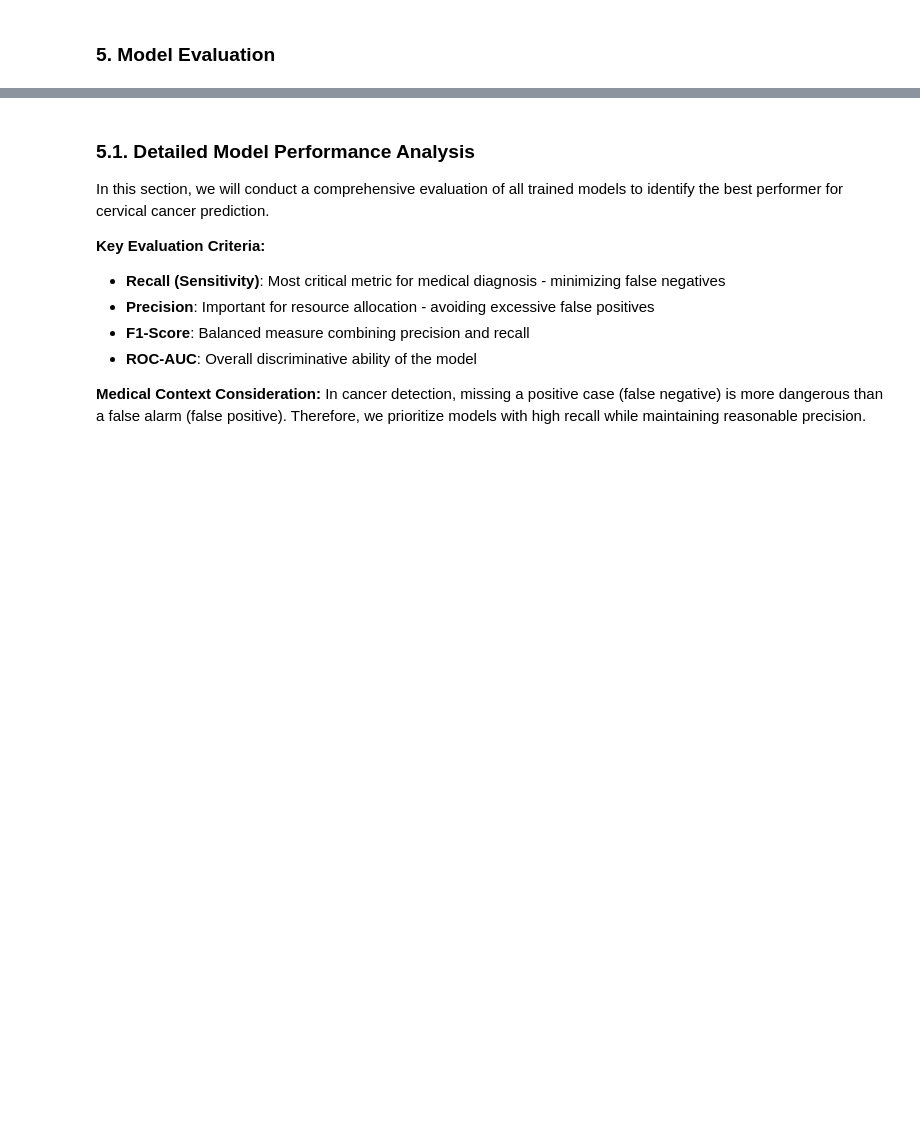
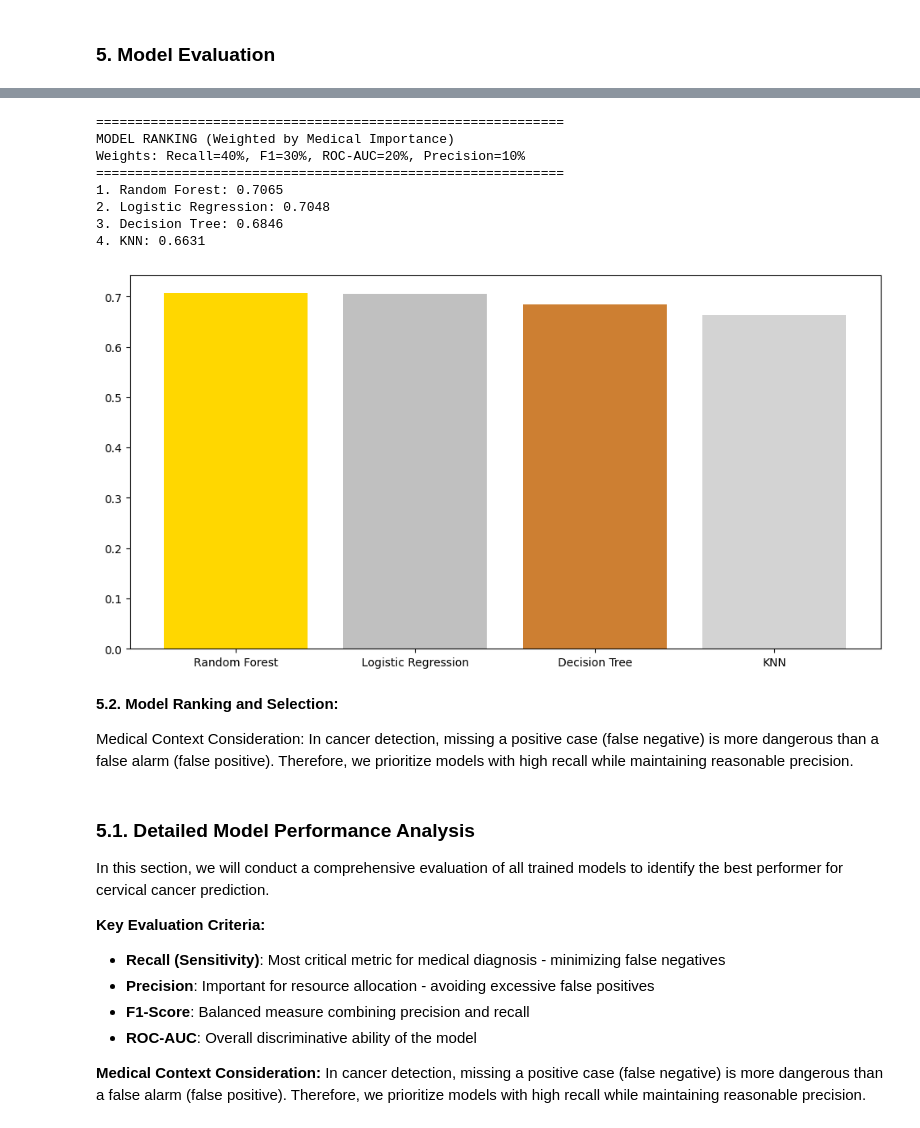
Before and after one commit to mudu89/ML_AssignmentPS01, a Jupyter notebook: 2024DA04200_Problem_Statement_1.ipynb, the cells around one changed output, grey strips where cells are left out. Drawn from its saved outputs; the diff is of its cells as text; code cells hidden in the pictures; blank space fills up the shorter version.

```diff
--- a/2024DA04200_Problem_Statement_1.ipynb
+++ b/2024DA04200_Problem_Statement_1.ipynb
@@ -533,3 +715,54 @@ plt.show()
+# %%
+# Create ranking based on key metrics (weighted by importance in medical context)
+weights = {'Recall': 0.4, 'F1-Score': 0.3, 'ROC-AUC': 0.2, 'Precision': 0.1}
+results_df['Weighted_Score'] = sum(results_df[metric] * weight
+                                           for metric, weight in weights.items())
+
+ranking = results_df.sort_values('Weighted_Score', ascending=False)
+fig, axes = plt.subplots(1, 1, figsize=(12, 6))
+
+bars = axes.bar(ranking['Model'], ranking['Weighted_Score'],
+               color=['gold', 'silver', '#CD7F32', 'lightgray'])
+
+# Add value labels
+for bar in bars:
+    height = bar.get_height()
+    ax.text(bar.get_x() + bar.get_width()/2., height + 0.01,
+            f'{height:.3f}', ha='center', va='bottom', fontsize=9)
+
+ax.set_xlabel('Weighted Performance Score')
+ax.set_title('Overall Model Ranking\n(Weighted by Medical Importance)', fontweight='bold')
+ax.grid(True, alpha=0.3)
+
+for model_name, model_result in fit_result.items():
+    y_pred, y_prob = model_result
+    tn, fp, fn, tp = confusion_matrix(y_test, y_pred).ravel()
+    print(f"\n{model_name}:")
+    print(f"  • Correctly identified cancer cases (True Positives): {tp}")
+    print(f"  • Missed cancer cases (False Negatives): {fn}")
+    print(f"  • False alarms (False Positives): {fp}")
+    print(f"  • Correctly identified healthy cases (True Negatives): {tn}")
+# Print ranking
+print("\n" + "="*60)
+print("MODEL RANKING (Weighted by Medical Importance)")
+print("Weights: Recall=40%, F1=30%, ROC-AUC=20%, Precision=10%")
+print("="*60)
+for i, row in ranking.iterrows():
+    print(f"{ranking.index.get_loc(i)+1}. {row['Model']}: {row['Weighted_Score']:.4f}")
+# %% [output]
+============================================================
+MODEL RANKING (Weighted by Medical Importance)
+Weights: Recall=40%, F1=30%, ROC-AUC=20%, Precision=10%
+============================================================
+1. Random Forest: 0.7065
+2. Logistic Regression: 0.7048
+3. Decision Tree: 0.6846
+4. KNN: 0.6631
+[figure, added]
+# %% [markdown]
+**5.2. Model Ranking and Selection:**
+
+Medical Context Consideration: In cancer detection, missing a positive case (false negative) is more dangerous than a false alarm (false positive). Therefore, we prioritize models with high recall while maintaining reasonable precision.
 # %% [markdown]
 ### **5.1. Detailed Model Performance Analysis**
 
```
Also changed, not shown: parts of 28 cells of this notebook.
